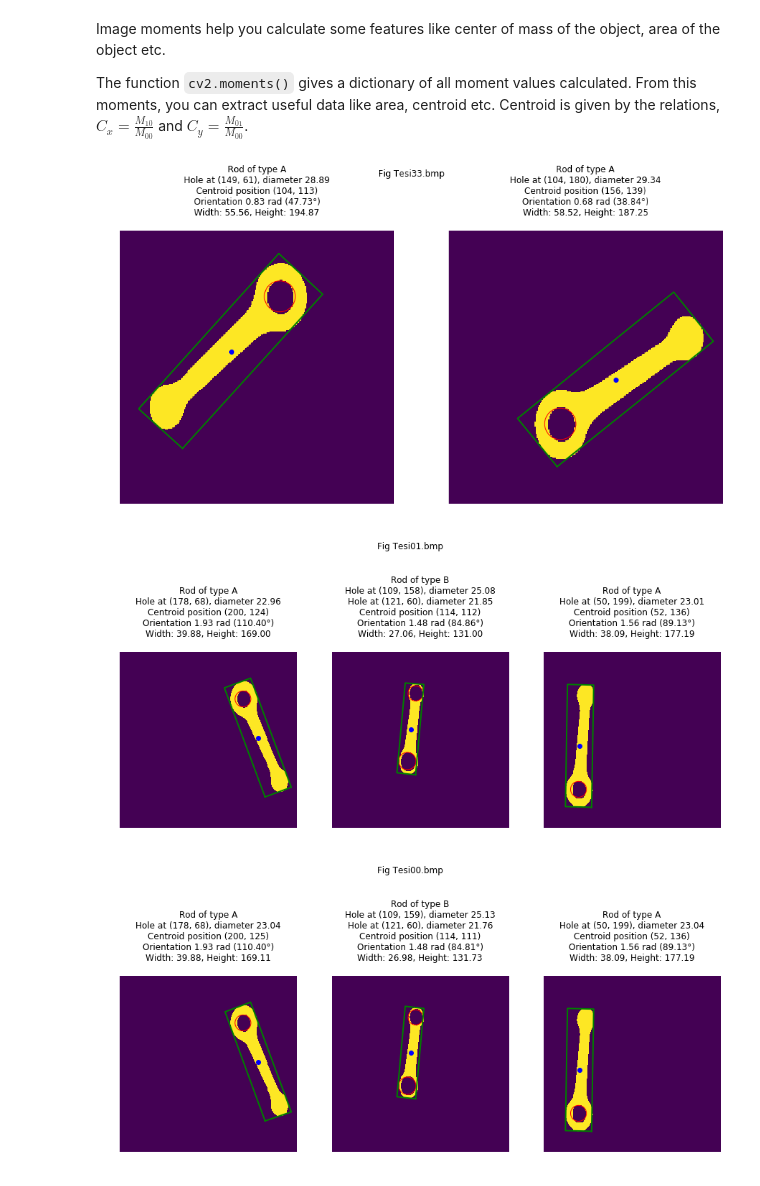
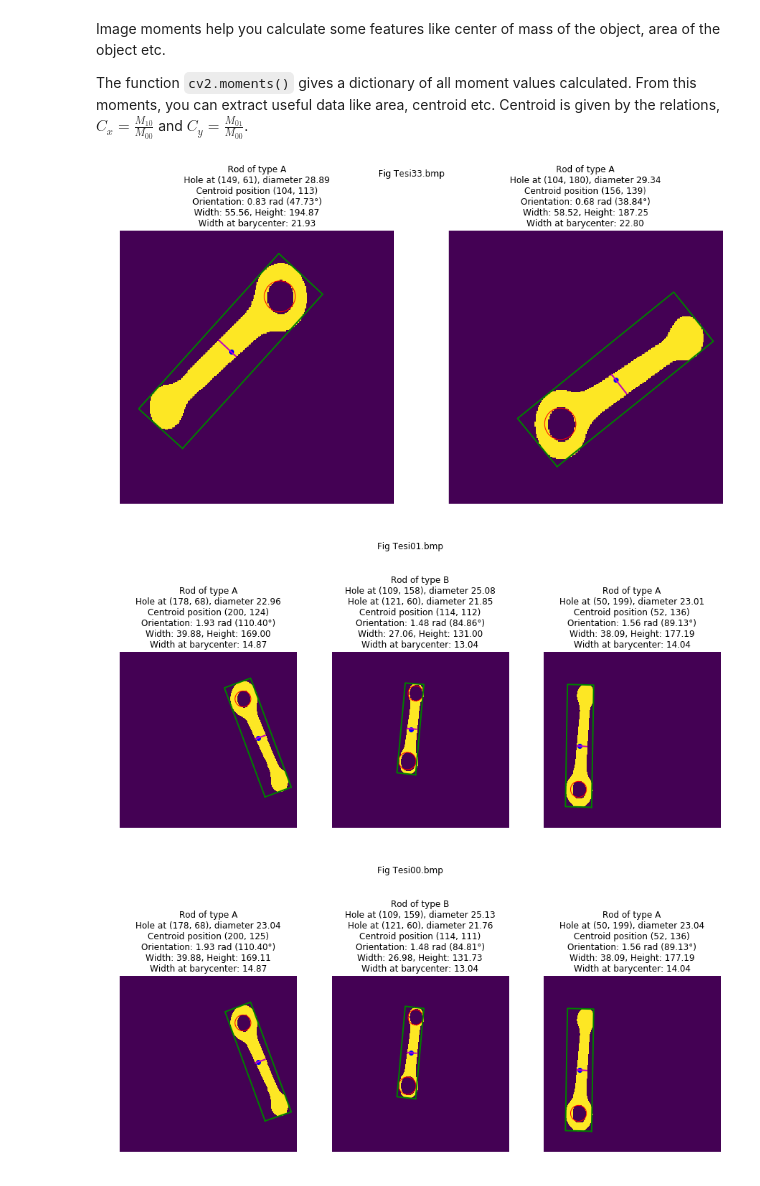
Before and after one commit to gmurro/visual-inspection-rods, a Jupyter notebook: VisualInspectionMotorcycleConnectingRods.ipynb, the cells around one changed output. Saved outputs shown, nothing was run; the diff lists cells and outputs as text; code cells hidden in the pictures.

Commit message:
add distancences barycenter

```diff
--- a/VisualInspectionMotorcycleConnectingRods.ipynb
+++ b/VisualInspectionMotorcycleConnectingRods.ipynb
@@ -246,15 +246,3 @@ def get_blob_mer(contour):
     box = cv2.boxPoints(rect)
     box = np.int0(box)
     return box
-# %%
-def get_width_barycenter(mer, angle):
-    """
-    Given the minimum enclosing rectangle of the blob, compute the width at the barycenter
-    """
-    # compute the angle of the mer
-    mer_angle = np.arctan2(mer[1][1] - mer[0][1], mer[1][0] - mer[0][0])
-    # compute the angle between the mer and the x-axis
-    angle = mer_angle - angle
-    # compute the width at the barycenter
-    width = np.abs(np.cos(angle))*np.linalg.norm(mer[1] - mer[0])
-    return width
@@ -300,35 +321,45 @@ for key in first_task.keys():
         # get the 4 corners of the rectangle
         box = cv2.boxPoints(rect)
         box = np.int0(box)
         box = np.vstack((box, box[0]))
 
         # plot the centroid
         axs[i-1].plot(centroid[0], centroid[1], 'bo')
 
         # plot  rectangle
         axs[i-1].plot(box[:,0], box[:,1], color='g', linewidth=2)
 
         major_axis_length = np.max(dimesions)
         minor_axis_length = np.min(dimesions)
 
         # convert the rotation angle to actual angle in degrees
         # https://theailearner.com/tag/angle-of-rotation-by-cv2-minarearect/
         # https://stackoverflow.com/questions/15956124/minarearect-angles-unsure-about-the-angle-returned
+        # orientation wrt the horizontal line
         orientation_deg = 90 - rotation if dimesions[0] < dimesions[1] else -rotation
 
-        # convert orientation to radians modulo 2pi
+        # convert orientation to radians modulo pi
         orientation_rad = np.deg2rad(orientation_deg)
+
+        # compute the width at the barycenter
+        width_barycenter, intersections = get_width_barycenter(centroid, dimesions, rotation, contours[0])
+
+        # plot the width at the barycenter
+        if len(intersections) == 2:
+            axs[i-1].plot([intersections[0][0], intersections[1][0]], [intersections[0][1], intersections[1][1]], color='m', linewidth=2)
+
 
         # print stats on the title
         title+="Centroid position ({:.0f}, {:.0f})\n".format(centroid[0], centroid[1])
-        title+="Orientation {:.2f} rad ({:.2f}°)\n".format(orientation_rad, orientation_deg)
+        title+="Orientation: {:.2f} rad ({:.2f}°)\n".format(orientation_rad, orientation_deg)
         title+="Width: {:.2f}, Height: {:.2f}\n".format(minor_axis_length, major_axis_length)
+        title+="Width at barycenter: {:.2f}".format(width_barycenter)
 
         # plot the blob
         axs[i-1].imshow(blob)
         axs[i-1].axis('off')
         axs[i-1].set_title(title)
 # %% [output]
-[figure, old version]
+[figure, new version]
-[figure, old version]
+[figure, new version]
-[figure, old version]
+[figure, new version]
```
Also changed, not shown: parts of 3 cells of this notebook.
